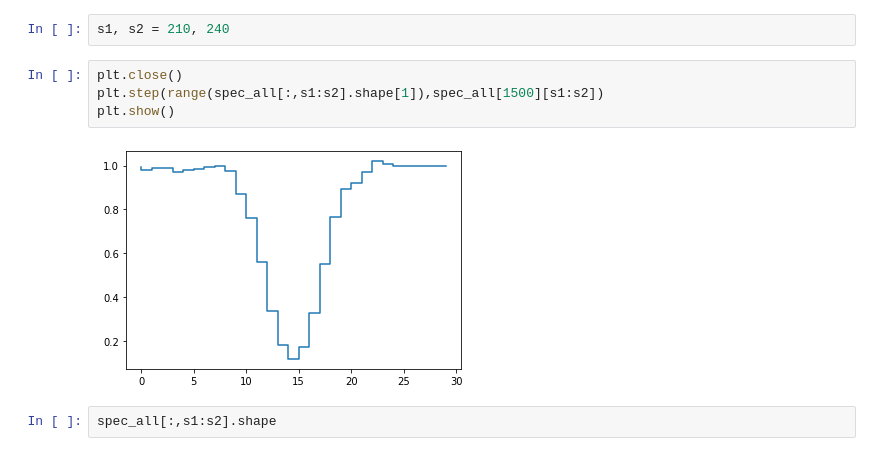
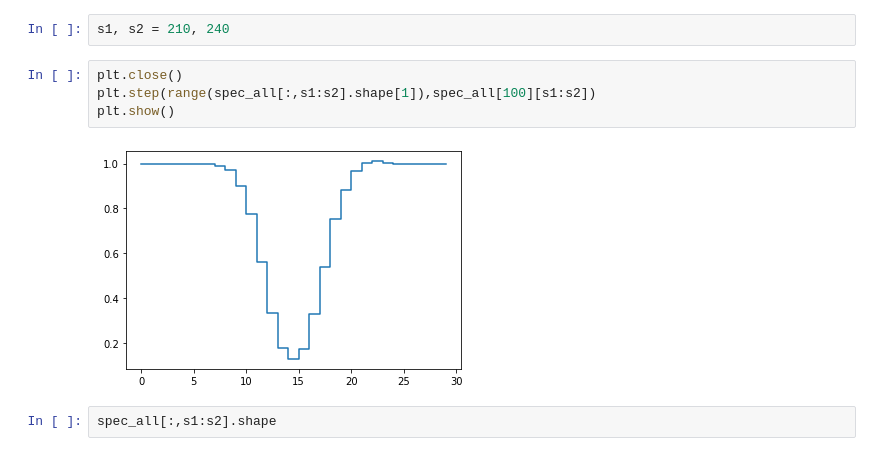
Before and after one commit to LBJ-Wade/fisher_wst, a Jupyter notebook: check_fisher_funcs.ipynb, the cells around one changed output. Cells and saved outputs as stored; diff of their text form.

```diff
--- a/check_fisher_funcs.ipynb
+++ b/check_fisher_funcs.ipynb
@@ -61,10 +54,10 @@ spec_all.shape
 s1, s2 = 210, 240
 # %%
 plt.close()
-plt.step(range(spec_all[:,s1:s2].shape[1]),spec_all[1500][s1:s2])
+plt.step(range(spec_all[:,s1:s2].shape[1]),spec_all[100][s1:s2])
 plt.show()
 # %% [output]
-[figure, old version]
+[figure, new version]
 # %%
 spec_all[:,s1:s2].shape
 # %% [output]
```
Also changed, not shown: parts of 25 cells of this notebook.
